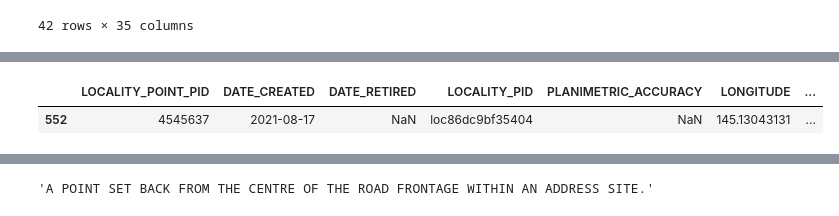
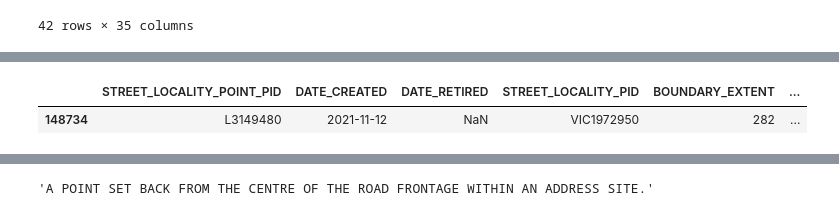
Before and after one commit to thanhan910/PTV, a Jupyter notebook: notebooks/gnaf-analysis.ipynb, the cells around one changed output, grey strips where cells are left out. Drawn from its saved outputs; the diff is of its cells as text; code cells hidden in the pictures.

```diff
--- a/notebooks/gnaf-analysis.ipynb
+++ b/notebooks/gnaf-analysis.ipynb
@@ -210,5 +202,5 @@ Index(['ADDRESS_DETAIL_PID', 'DATE_CREATED', 'DATE_LAST_MODIFIED',
 # %%
-GNAF_DFK['VIC_LOCALITY_POINT'].query(f'LOCALITY_PID == "{locality_pid}"')
+GNAF_DFK['VIC_STREET_LOCALITY_POINT'].query(f'STREET_LOCALITY_PID == "{street_locality_pid}"')
 # %% [output]
-|  | LOCALITY_POINT_PID | DATE_CREATED | DATE_RETIRED | LOCALITY_PID | PLANIMETRIC_ACCURACY | LONGITUDE | ... |
-| 552 | 4545637 | 2021-08-17 | NaN | loc86dc9bf35404 | NaN | 145.13043131 | ... |
+|  | STREET_LOCALITY_POINT_PID | DATE_CREATED | DATE_RETIRED | STREET_LOCALITY_PID | BOUNDARY_EXTENT | ... |
+| 148734 | L3149480 | 2021-11-12 | NaN | VIC1972950 | 282 | ... |
```
Also changed, not shown: parts of 6 cells of this notebook.
